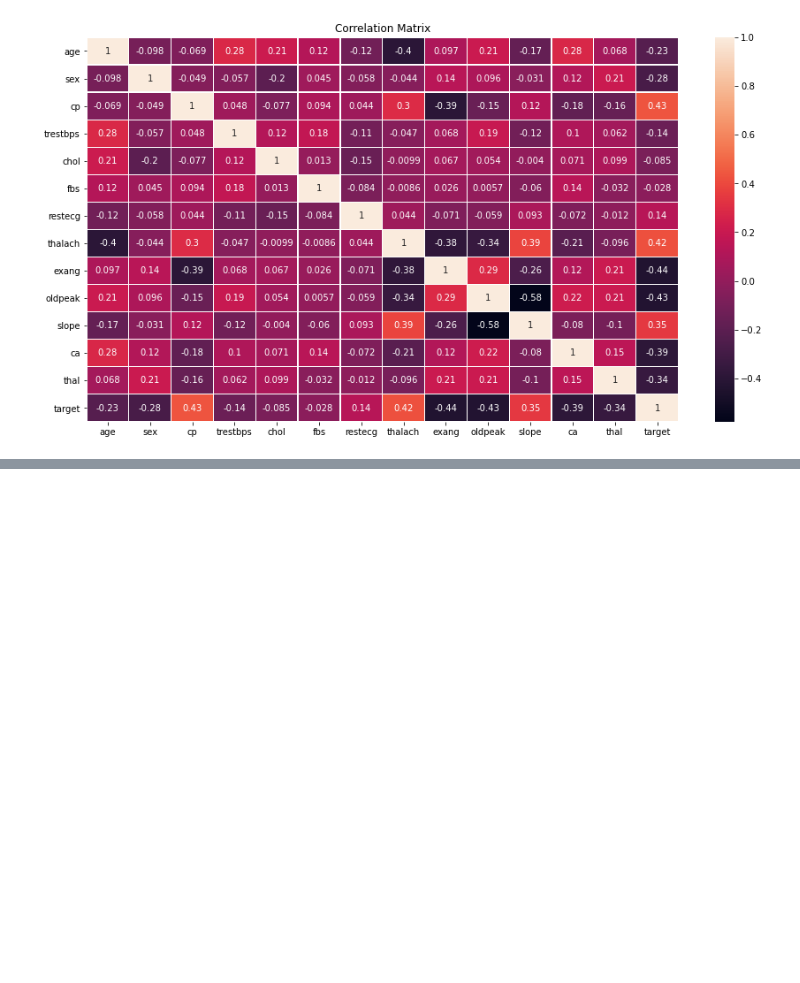
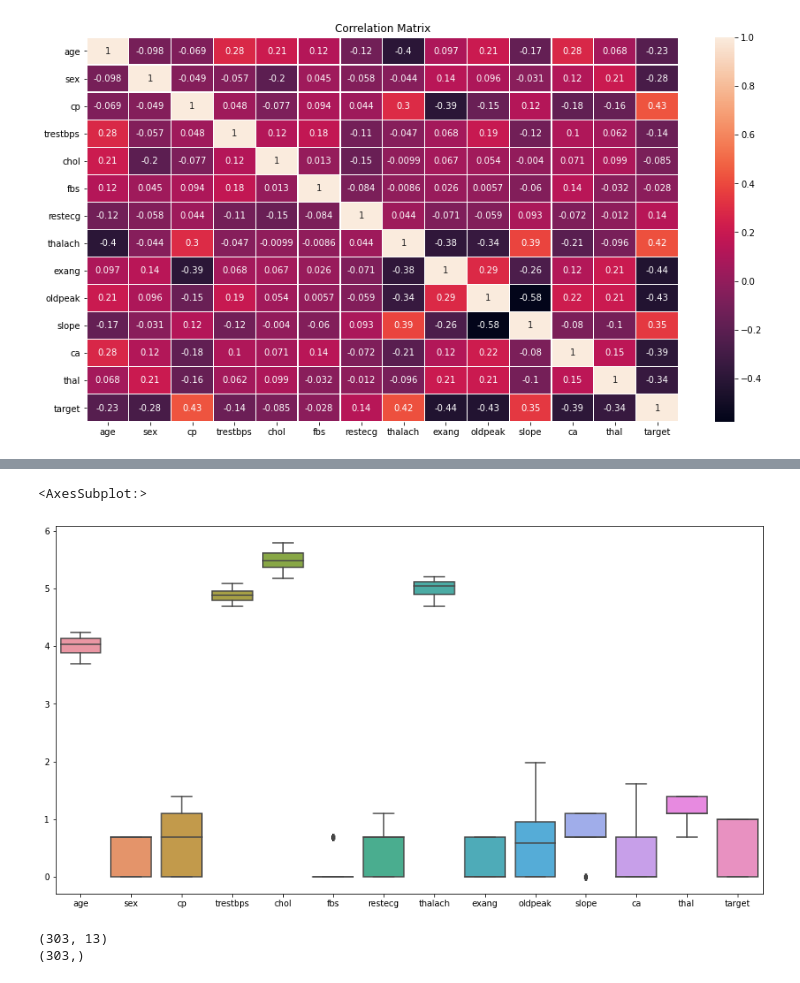
Before and after one commit to mikolaj-halemba/Heart-Disease, a Jupyter notebook: Heart-Disease.ipynb, the cells around one changed output, grey strips where cells are left out. Saved outputs shown, nothing was run; the diff lists cells and outputs as text; code cells hidden in the pictures; blank space fills up the shorter version.

```diff
--- a/Heart-Disease.ipynb
+++ b/Heart-Disease.ipynb
@@ -114,0 +153,12 @@ plt.show()
+# %%
+#Log Transform
+kolumny = ['age', 'sex', 'cp', 'trestbps', 'chol', 'fbs', 'restecg', 'thalach',
+       'exang', 'oldpeak', 'slope', 'ca', 'thal']
+for kolumna in kolumny:
+    df[kolumna] = (df[kolumna]+1).transform(np.log)
+# %%
+plt.figure(figsize=(15,8))
+sns.boxplot(data = df)
+# %% [output]
+<AxesSubplot:>
+[figure, added]
@@ -114,0 +174,6 @@ plt.show()
+# %%
+print(X.shape)
+print(y.shape)
+# %% [output]
+(303, 13)
+(303,)
```
Also changed, not shown: parts of 43 cells of this notebook.
